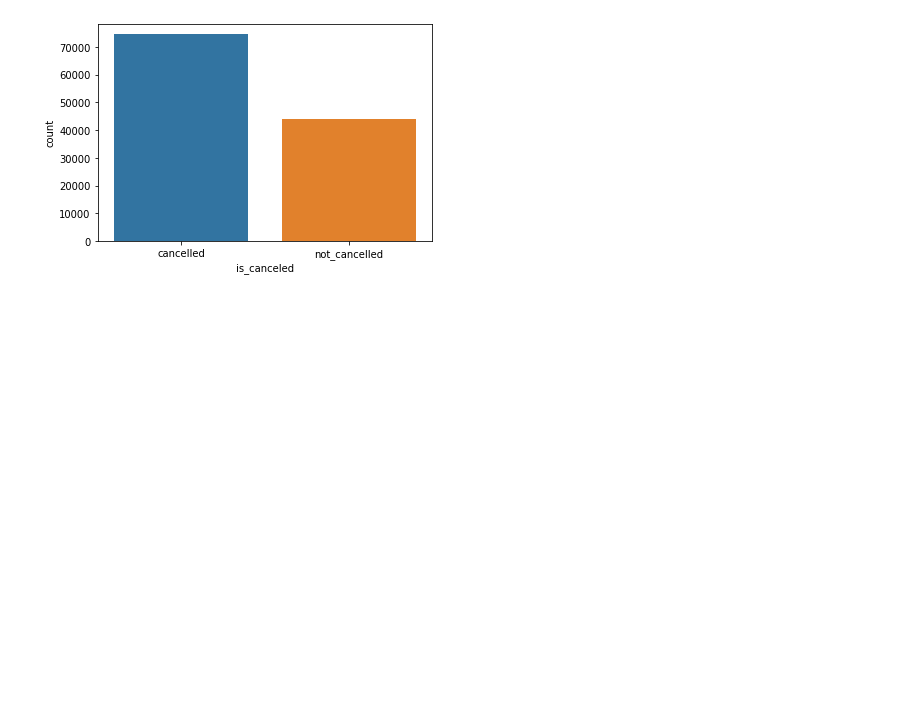
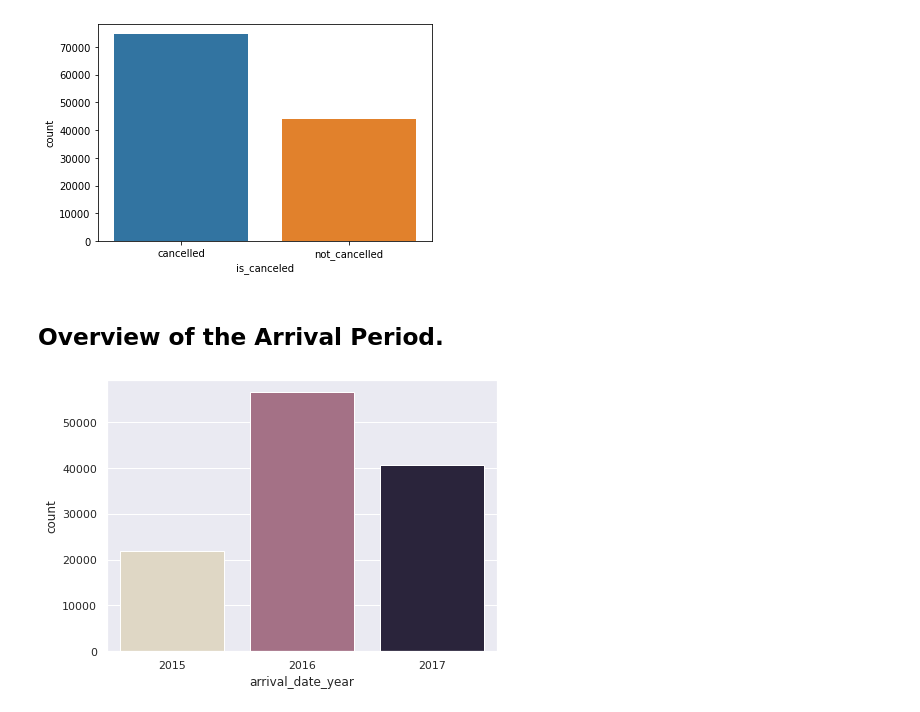
Before and after one commit to KirteshVerma/Hotel-booking-EDA-project, a Jupyter notebook: Kirtesh_Notebook.ipynb, the cells around one changed output. Drawn from its saved outputs; the diff is of its cells as text; code cells hidden in the pictures; blank space fills up the shorter version.

```diff
--- a/Kirtesh_Notebook.ipynb
+++ b/Kirtesh_Notebook.ipynb
@@ -158,3 +158,12 @@ sns.countplot(canceled_data)
 # %% [output]
 <matplotlib.axes._subplots.AxesSubplot at 0x...>
 [figure]
+# %% [markdown]
+## Overview of the Arrival Period.
+# %%
+plt.figure(figsize=(7,5))    #checking the arrival period year wise by creating a bar graph
+sns.set_theme(style="darkgrid")
+sns.countplot(df['arrival_date_year'],palette="ch:s=-.2,r=.6")
+plt.show()
+# %% [output]
+[figure, added]
```
Also changed, not shown: parts of 6 cells of this notebook.
